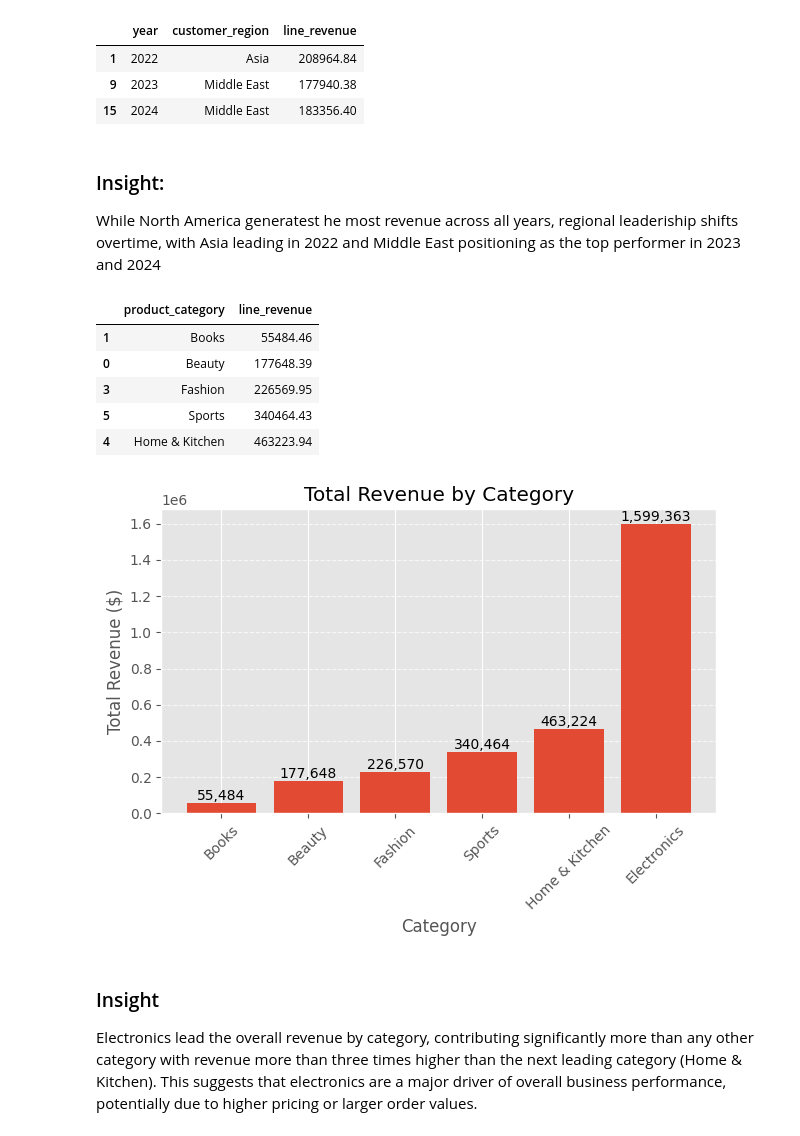
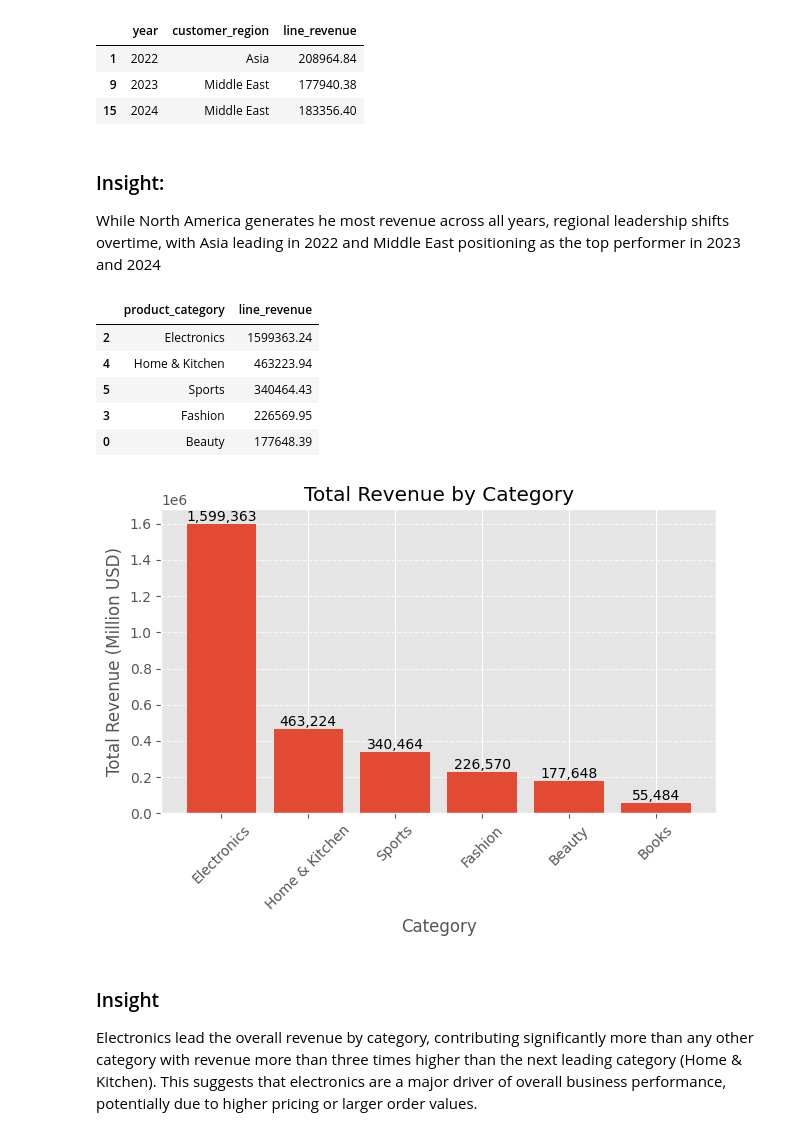
Before and after one commit to carloshurtadop9/Ecommerce-Project, a Jupyter notebook: Ecommerce Sales Analysis.ipynb, the cells around one changed output. Cells and saved outputs as stored; diff of their text form; code cells hidden in the pictures.

```diff
--- a/Ecommerce Sales Analysis.ipynb
+++ b/Ecommerce Sales Analysis.ipynb
@@ -148,33 +154,33 @@ top_per_year.head()
 
 ### Insight:
 
-While North America generatest he most revenue across all years, regional leaderiship shifts overtime, with Asia leading in 2022 and Middle East positioning as the top performer in 2023 and 2024
+While North America generates he most revenue across all years, regional leadership shifts overtime, with Asia leading in 2022 and Middle East positioning as the top performer in 2023 and 2024
 # %%
 # Total revenue by categories
 
-total_revenue_category = order_items.groupby('product_category')['line_revenue'].sum().round(2).reset_index().sort_values('line_revenue', ascending=True)
+total_revenue_category = order_items.groupby('product_category')['line_revenue'].sum().round(2).reset_index().sort_values('line_revenue', ascending=False)
 
 total_revenue_category.head()
 # %% [output]
 |  | product_category | line_revenue |
-| 1 | Books | 55484.46 |
+| 2 | Electronics | 1599363.24 |
+| 4 | Home & Kitchen | 463223.94 |
+| 5 | Sports | 340464.43 |
+| 3 | Fashion | 226569.95 |
 | 0 | Beauty | 177648.39 |
-| 3 | Fashion | 226569.95 |
-| 5 | Sports | 340464.43 |
-| 4 | Home & Kitchen | 463223.94 |
 # %%
 plt.bar(total_revenue_category['product_category'], total_revenue_category['line_revenue'])
 plt.title('Total Revenue by Category')
 for i, v in enumerate(total_revenue_category['line_revenue']):
     plt.text(i, v, f'{v:,.0f}', ha='center', va='bottom')
 plt.xlabel('Category')
 plt.xticks(rotation=45)
-plt.ylabel('Total Revenue ($)')
+plt.ylabel('Total Revenue (Million USD)')
 plt.tight_layout()
 plt.Figure(figsize=(8,5))
 plt.grid(axis='y', linestyle='--', alpha=0.7);
 # %% [output]
-[figure, old version]
+[figure, new version]
 # %% [markdown]
 ### Insight
 
```
Also changed, not shown: parts of 6 cells of this notebook.
